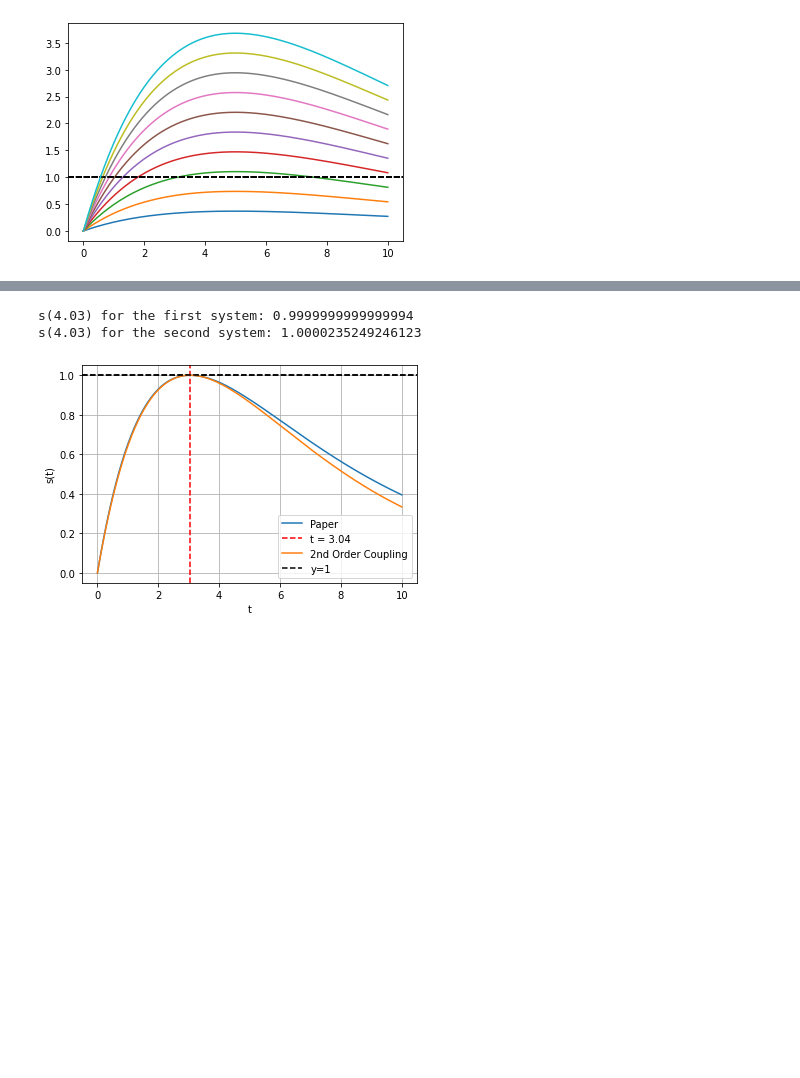
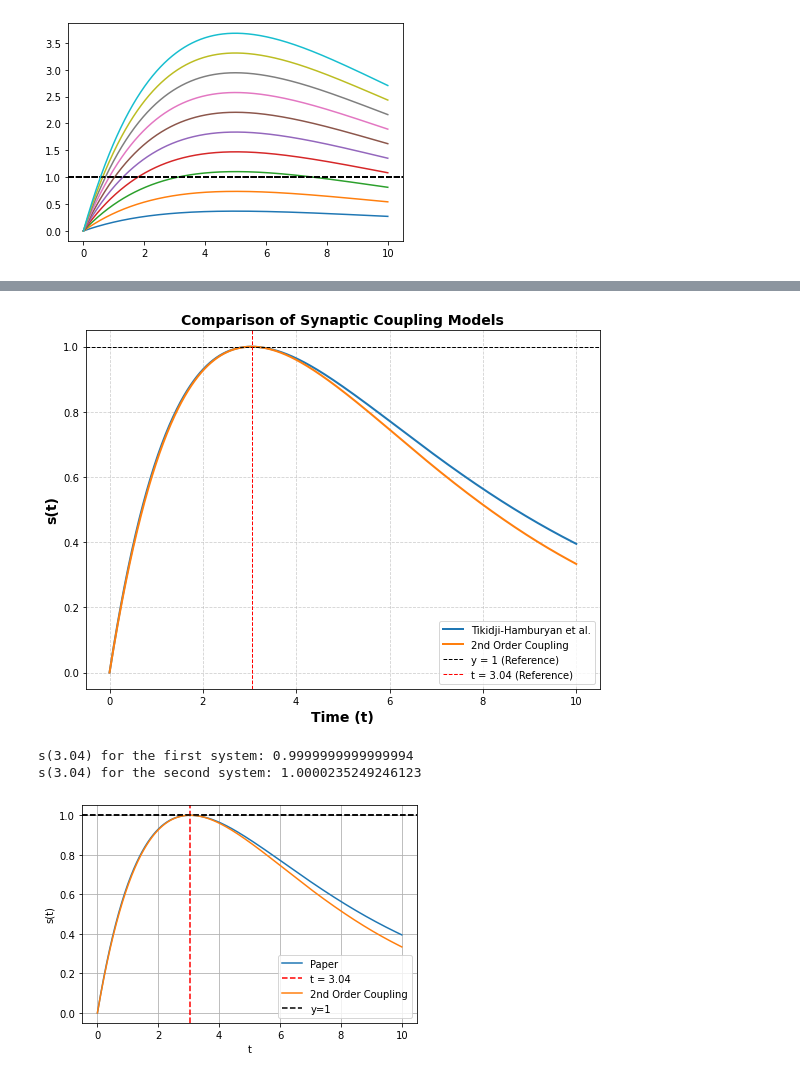
Before and after one commit to davidkelly2002/Final-Year-Project, a Jupyter notebook: Synaptic Dynamics - Same Spike Times.ipynb, the cells around one changed output, grey strips where cells are left out. Saved outputs shown, nothing was run; the diff lists cells and outputs as text; code cells hidden in the pictures; blank space fills up the shorter version.

```diff
--- a/Synaptic Dynamics - Same Spike Times.ipynb
+++ b/Synaptic Dynamics - Same Spike Times.ipynb
@@ -129,3 +135,36 @@ Time at peak (s=1) from paper: 3.043043043043043
+# %%
+# Create the plot with updated axis label formatting
+plt.figure(figsize=(8, 6))
+
+# Plot "Paper" model
+plt.plot(t, s_paper, label='Tikidji-Hamburyan et al.', linewidth=2)
+
+# Plot "2nd Order Coupling" model
+plt.plot(t, s_2nd_order, label='2nd Order Coupling', linewidth=2)
+
+# Add horizontal and vertical reference lines
+plt.axhline(1, color='k', linestyle='--', linewidth=1, label='y = 1 (Reference)')
+plt.axvline(3.043043043043043, color='r', linestyle='--', linewidth=1, label='t = 3.04 (Reference)')
+
+# Label axes with larger, bold font
+plt.xlabel('Time (t)', fontsize=14, fontweight='bold')
+plt.ylabel('s(t)', fontsize=14, fontweight='bold')
+plt.title('Comparison of Synaptic Coupling Models', fontsize=14, fontweight = 'bold')
+
+# Add grid, legend, and customize ticks
+plt.grid(True, linestyle='--', alpha=0.6)
+plt.legend(fontsize=10)
+plt.xticks(fontsize=10)
+plt.yticks(fontsize=10)
+
+# Save the plot
+plt.savefig('SynapticModels.png')
+
+# Show the finalized plot
+plt.tight_layout()
+plt.show()
+# %% [output]
+[figure, added]
 # %%
 import numpy as np
 import matplotlib.pyplot as plt
@@ -154,7 +193,7 @@ s1 = b - a
 
 # Calculate s(4.03) for the first system
 s1_at_4_03 = sol1.sol(3.043043043043043)[1] - sol1.sol(3.043043043043043)[0]
-print(f"s(4.03) for the first system: {s1_at_4_03}")
+print(f"s(3.04) for the first system: {s1_at_4_03}")
 
 # Plot for the first system
 plt.plot(t, s1, label='Paper')
@@ -180,7 +219,7 @@ s2 = sol2.sol(t)[0]
 
 # Calculate s(4.03) for the second system
 s2_at_4_03 = sol2.sol(3.043043043043043)[0]
-print(f"s(4.03) for the second system: {s2_at_4_03}")
+print(f"s(3.04) for the second system: {s2_at_4_03}")
 
 # Plot for the second system
 plt.plot(t, s2, label='2nd Order Coupling')
@@ -188,6 +227,6 @@ plt.axhline(1, color='k', linestyle='--', label='y=1')
 plt.legend()
 plt.show()
 # %% [output]
-s(4.03) for the first system: 0.9999999999999994
-s(4.03) for the second system: 1.0000235249246123
+s(3.04) for the first system: 0.9999999999999994
+s(3.04) for the second system: 1.0000235249246123
 [figure]
```
Also changed, not shown: parts of 1 cell of this notebook, 1 other file.
